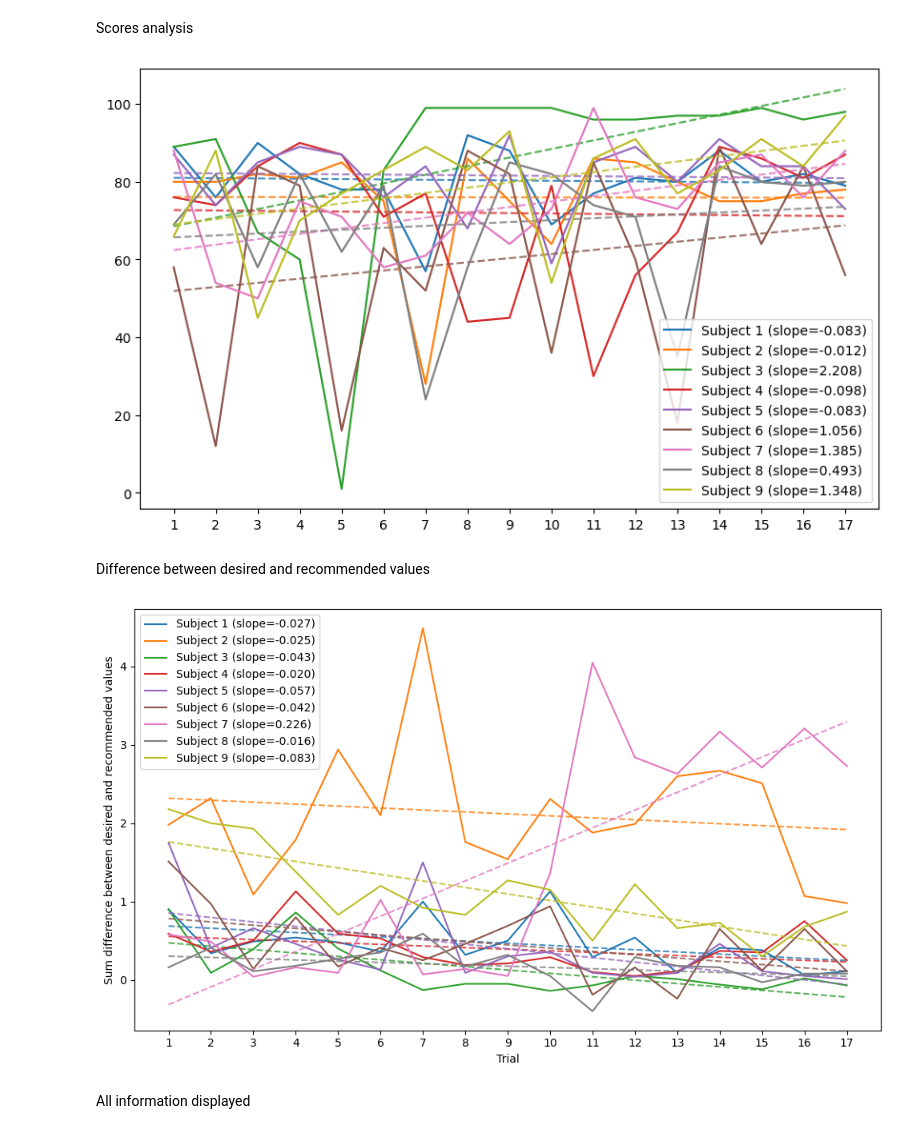
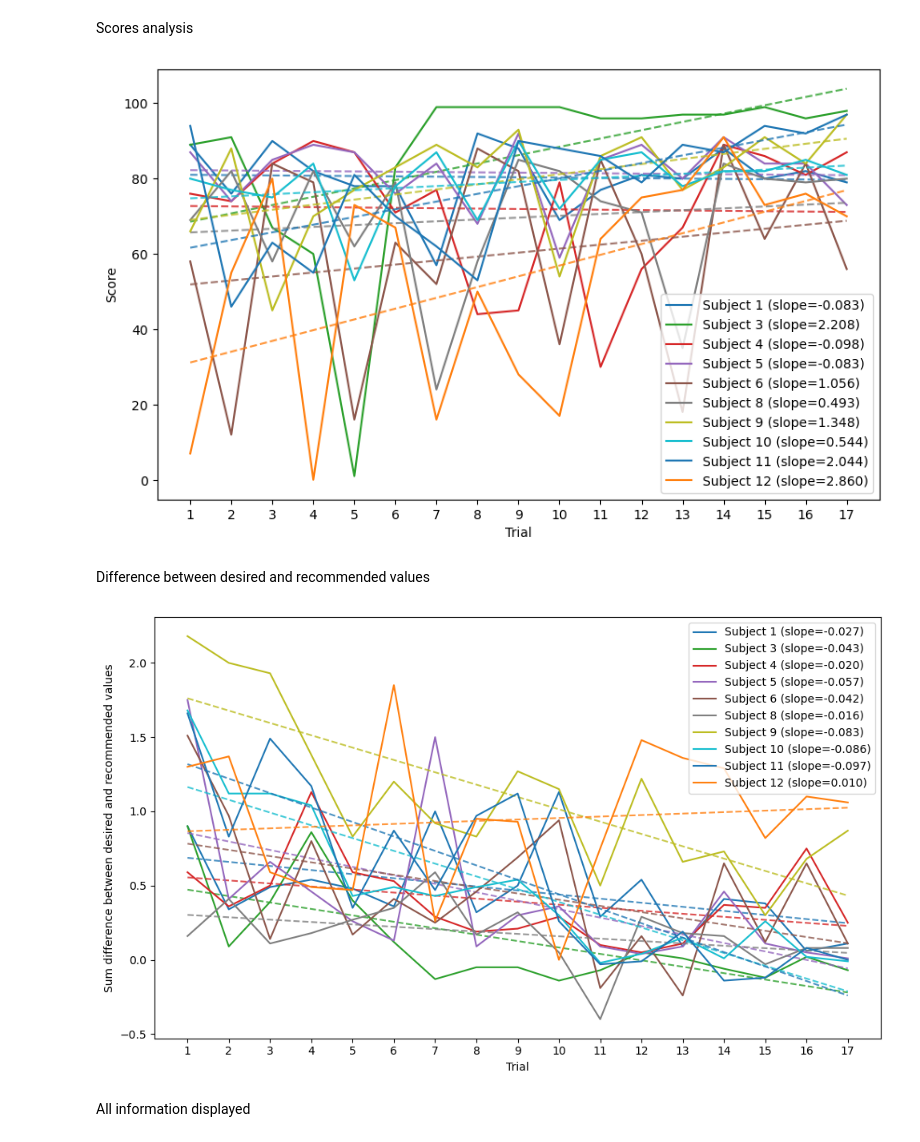
Before and after one commit to rameshsrinivasanuci/multiobjective, a Jupyter notebook: game_data_analysis.ipynb, the cells around one changed output. Cells and saved outputs as stored; diff of their text form; code cells hidden in the pictures.

```diff
--- a/game_data_analysis.ipynb
+++ b/game_data_analysis.ipynb
@@ -5,14 +5,14 @@ import numpy as np
 # %% [markdown]
 Scores analysis
 # %%
-num_subjects = 9
+num_subjects = 12
 num_trials = 17
 excluded_subjects = {2, 7}
 scores = np.zeros((num_subjects, num_trials))
 
 for sub_id in range(1, num_subjects + 1):
-    # if sub_id in excluded_subjects:
-    #     continue
+    if sub_id in excluded_subjects:
+        continue
 
     df_all_trials = pd.DataFrame()
 
@@ -34,8 +34,8 @@ fig, ax = plt.subplots(figsize=(10, 6))
 trial_numbers = np.arange(1, 18)
 
 for sub_id in range(1, num_subjects + 1):
-    # if sub_id in excluded_subjects:
-    #     continue
+    if sub_id in excluded_subjects:
+        continue
 
     subject_color = f'C{sub_id - 1}'
     slope, intercept = np.polyfit(trial_numbers, scores[sub_id - 1], 1)
@@ -44,15 +44,17 @@ for sub_id in range(1, num_subjects + 1):
     ax.plot(range(1, 18), scores[sub_id - 1], color=subject_color, label=f'Subject {sub_id} (slope={slope:.3f})')
     ax.plot(range(1, 18), fitted_scores, linestyle='--', color=subject_color, alpha=0.8)
     ax.set_xticks(range(1, 18))
+    ax.set_ylabel("Score")
+    ax.set_xlabel("Trial")
 
 plt.legend()
 plt.show()
 # %% [output]
-[figure, old version]
+[figure, new version]
 # %% [markdown]
 Difference between desired and recommended values
 # %%
-num_subjects = 9
+num_subjects = 12
 num_trials = 17
 max_submissions = 5
 
@@ -101,36 +103,36 @@ trial_numbers = np.arange(1, 18)
 excluded_subjects = {2, 7}
 
 for sub_id, subject_diffs in enumerate(diffs, start=1):
-    # if sub_id in excluded_subjects:
-    #     continue
+    if sub_id in excluded_subjects:
+        continue
 
     subject_color = f'C{sub_id - 1}'
     slope, intercept = np.polyfit(trial_numbers, subject_diffs, 1)
     fitted_diffs = slope * trial_numbers + intercept
 
     ax.plot(
         trial_numbers,
         subject_diffs,
         color=subject_color,
         label=f'Subject {sub_id} (slope={slope:.3f})',
     )
     ax.plot(
         trial_numbers,
         fitted_diffs,
         linestyle='--',
         color=subject_color,
         alpha=0.8,
     )
 
 ax.set_xticks(trial_numbers)
 # ax.set_ylim(-1, 2)
 ax.set_xlabel('Trial')
 ax.set_ylabel('Sum difference between desired and recommended values')
 ax.legend()
 fig.tight_layout()
 plt.show()
 # %% [output]
-[figure, old version]
+[figure, new version]
 # %% [markdown]
 All information displayed
 # %%
```
Also changed, not shown: parts of 1 cell of this notebook.
